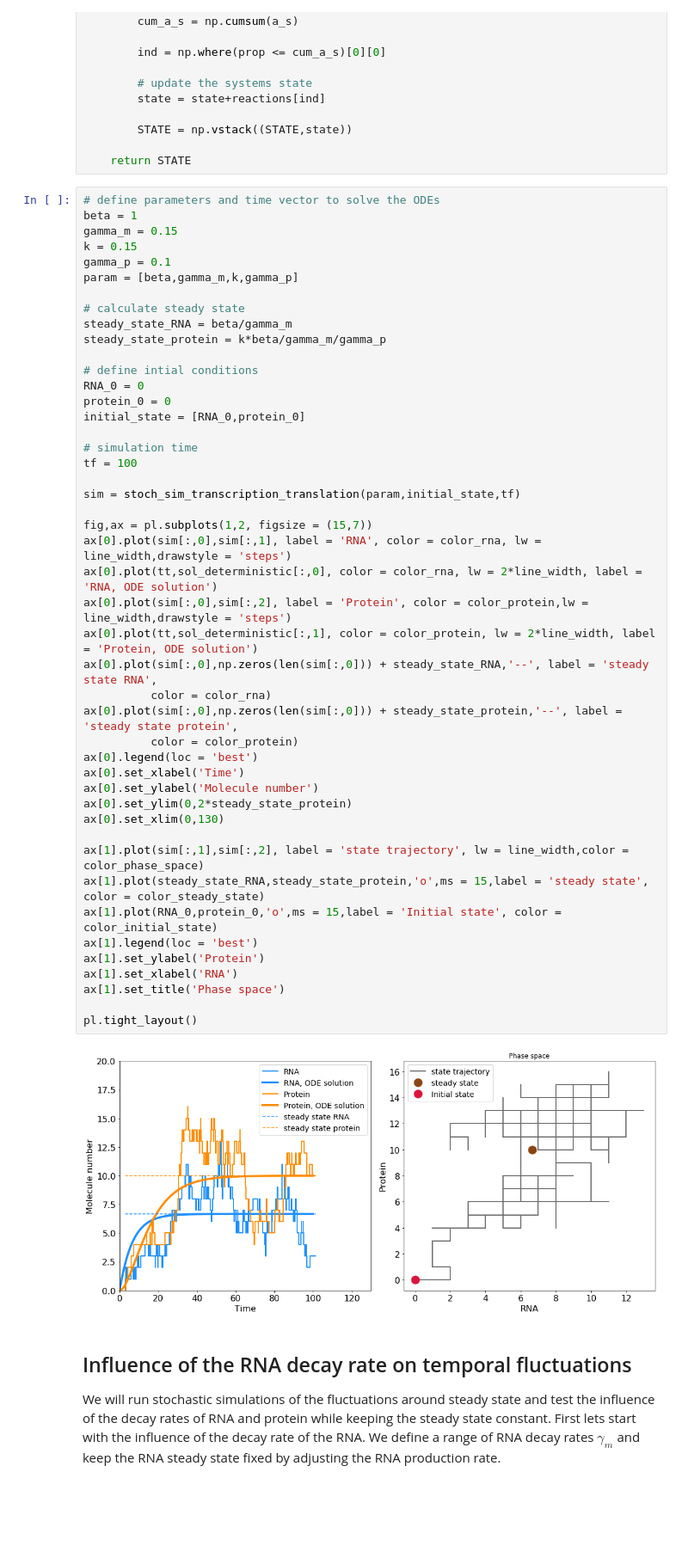
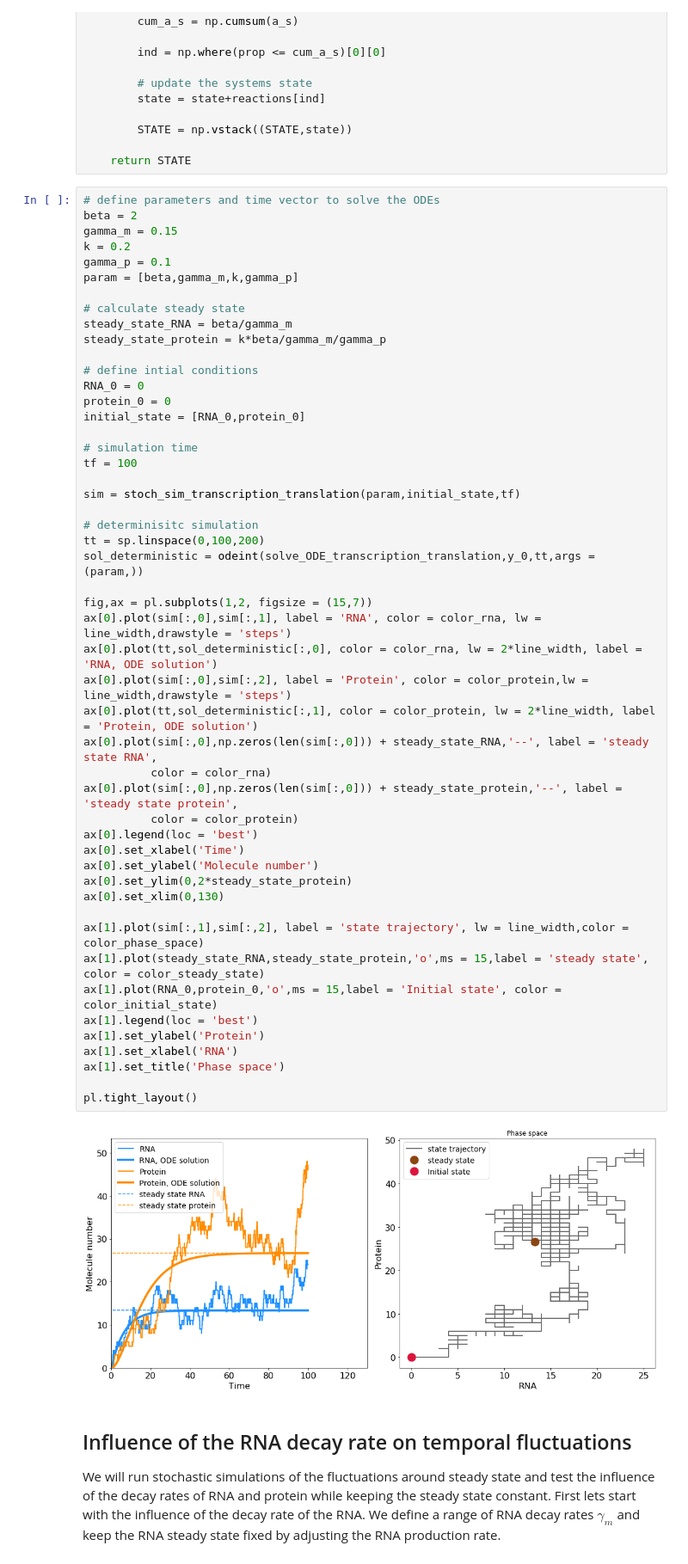
Before and after one commit to baumgast/Biomedicine-teaching, a Jupyter notebook: Biomedicine Master 2017, dynamic modeling.ipynb, the cells around one changed output. Shown: that part at 86% size. Drawn from its saved outputs; the diff is of its cells as text; blank space fills up the shorter version.

Commit message:
Text on intro and stochastic simulations

```diff
--- a/Biomedicine Master 2017, dynamic modeling.ipynb
+++ b/Biomedicine Master 2017, dynamic modeling.ipynb
@@ -606,9 +620,9 @@ def stoch_sim_transcription_translation(param,initial_state,tf):
     return STATE
 # %%
 # define parameters and time vector to solve the ODEs
-beta = 1
+beta = 2
 gamma_m = 0.15
-k = 0.15
+k = 0.2
 gamma_p = 0.1
 param = [beta,gamma_m,k,gamma_p]
 
@@ -624,34 +638,38 @@ initial_state = [RNA_0,protein_0]
 # simulation time
 tf = 100
 
 sim = stoch_sim_transcription_translation(param,initial_state,tf)
+
+# determinisitc simulation
+tt = sp.linspace(0,100,200)
+sol_deterministic = odeint(solve_ODE_transcription_translation,y_0,tt,args = (param,))
 
 fig,ax = pl.subplots(1,2, figsize = (15,7))
 ax[0].plot(sim[:,0],sim[:,1], label = 'RNA', color = color_rna, lw = line_width,drawstyle = 'steps')
 ax[0].plot(tt,sol_deterministic[:,0], color = color_rna, lw = 2*line_width, label = 'RNA, ODE solution')
 ax[0].plot(sim[:,0],sim[:,2], label = 'Protein', color = color_protein,lw = line_width,drawstyle = 'steps')
 ax[0].plot(tt,sol_deterministic[:,1], color = color_protein, lw = 2*line_width, label = 'Protein, ODE solution')
 ax[0].plot(sim[:,0],np.zeros(len(sim[:,0])) + steady_state_RNA,'--', label = 'steady state RNA',
           color = color_rna)
 ax[0].plot(sim[:,0],np.zeros(len(sim[:,0])) + steady_state_protein,'--', label = 'steady state protein',
           color = color_protein)
 ax[0].legend(loc = 'best')
 ax[0].set_xlabel('Time')
 ax[0].set_ylabel('Molecule number')
 ax[0].set_ylim(0,2*steady_state_protein)
 ax[0].set_xlim(0,130)
 
 ax[1].plot(sim[:,1],sim[:,2], label = 'state trajectory', lw = line_width,color = color_phase_space)
 ax[1].plot(steady_state_RNA,steady_state_protein,'o',ms = 15,label = 'steady state', color = color_steady_state)
 ax[1].plot(RNA_0,protein_0,'o',ms = 15,label = 'Initial state', color = color_initial_state)
 ax[1].legend(loc = 'best')
 ax[1].set_ylabel('Protein')
 ax[1].set_xlabel('RNA')
 ax[1].set_title('Phase space')
 
 pl.tight_layout()
 # %% [output]
-[figure, old version]
+[figure, new version]
 # %% [markdown]
 ## Influence of the RNA decay rate on temporal fluctuations
 
```
Also changed, not shown: parts of 10 cells of this notebook.
